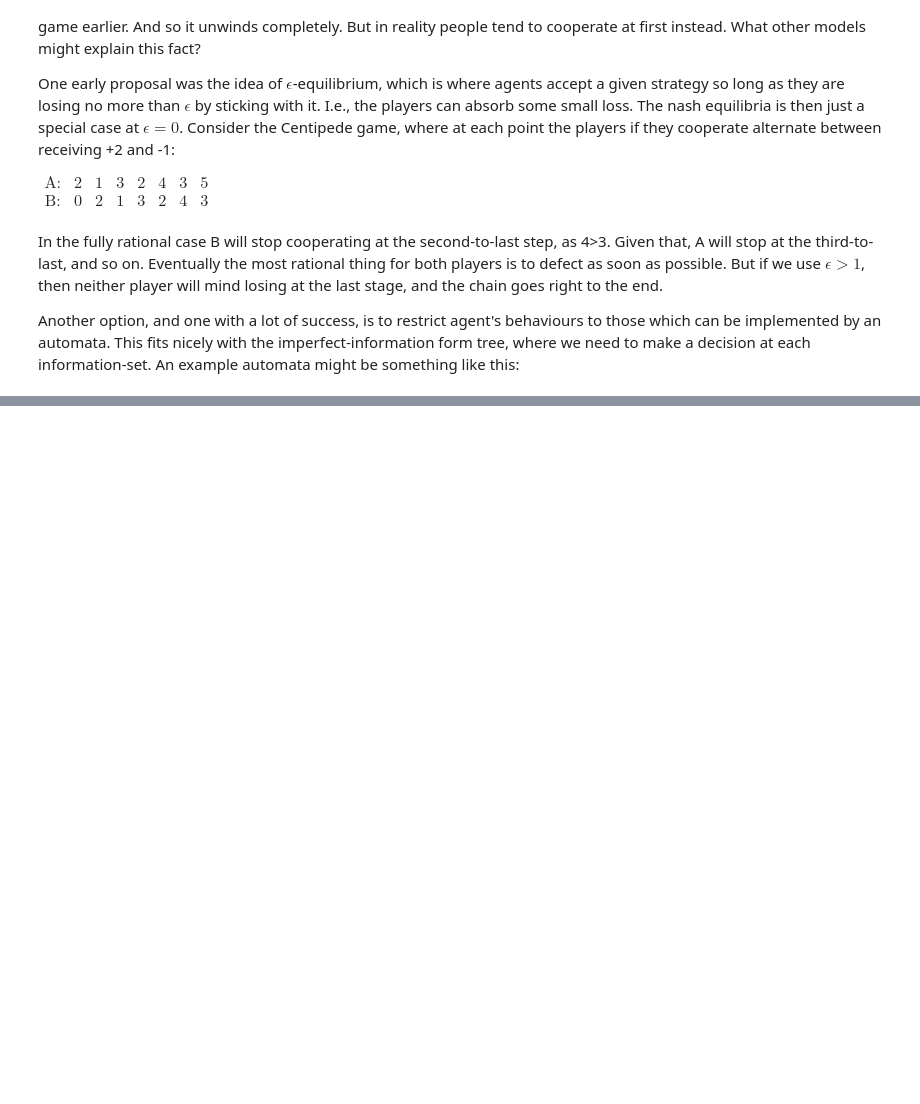
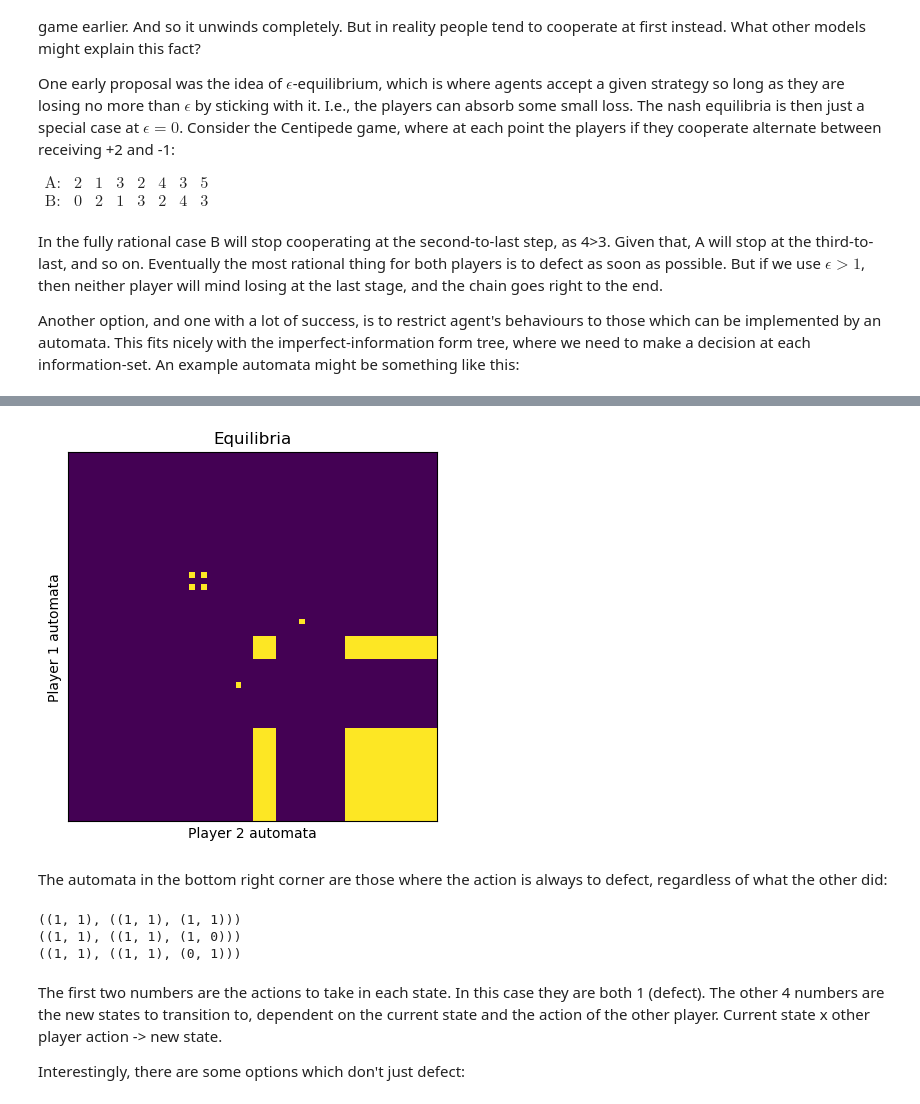
Before and after one commit to GiottoFrean/Multiagent_Systems, a Jupyter notebook: 6 Richer Representations - Beyond the Normal and Extensive Forms/A - Repeated games.ipynb, the cells around one changed output, grey strips where cells are left out. Cells and saved outputs as stored; diff of their text form; code cells hidden in the pictures; blank space fills up the shorter version.

```diff
--- a/6 Richer Representations - Beyond the Normal and Extensive Forms/A - Repeated games.ipynb
+++ b/6 Richer Representations - Beyond the Normal and Extensive Forms/A - Repeated games.ipynb
@@ -85,0 +89,12 @@ This is a representation of the classic Tit-for-Tat strategy. An automata is jus
+# %%
+def getAll2Player2Action2StatePureAutomata():
+    # actions
+    possible_actions = list(product(range(2), range(2))) # there are 2 states, and 2 actions in each to choose from
+
+    # transitions (current state, player 2 action, new state), e.g., ((1, 0), (0, 1))
+    possible_transitions = list(product(product(range(2), repeat=2), repeat=2))
+
+    # automata
+    automata = list(product(possible_actions, possible_transitions)) # combinations of action and transition function
+
+    return automata
@@ -85,0 +160,26 @@ This is a representation of the classic Tit-for-Tat strategy. An automata is jus
+# %%
+fig = plt.Figure(figsize=(6,6))
+both_best = (isBestPlayer1==1)*(isBestPlayer2==1)
+plt.imshow(both_best, interpolation='none')
+plt.title("Equilibria")
+plt.gca().set_xlabel("Player 2 automata")
+plt.gca().set_ylabel("Player 1 automata")
+plt.gca().set_xticks([])
+plt.gca().set_yticks([])
+plt.show()
+# %% [output]
+[figure, added]
+# %% [markdown]
+The automata in the bottom right corner are those where the action is always to defect, regardless of what the other did:
+# %%
+print(all_automata[-1])
+print(all_automata[-2])
+print(all_automata[-3])
+# %% [output]
+((1, 1), ((1, 1), (1, 1)))
+((1, 1), ((1, 1), (1, 0)))
+((1, 1), ((1, 1), (0, 1)))
+# %% [markdown]
+The first two numbers are the actions to take in each state. In this case they are both 1 (defect). The other 4 numbers are the new states to transition to, dependent on the current state and the action of the other player. Current state x other player action -> new state.
+
+Interestingly, there are some options which don't just defect:
```
Also changed, not shown: parts of 10 cells of this notebook.
